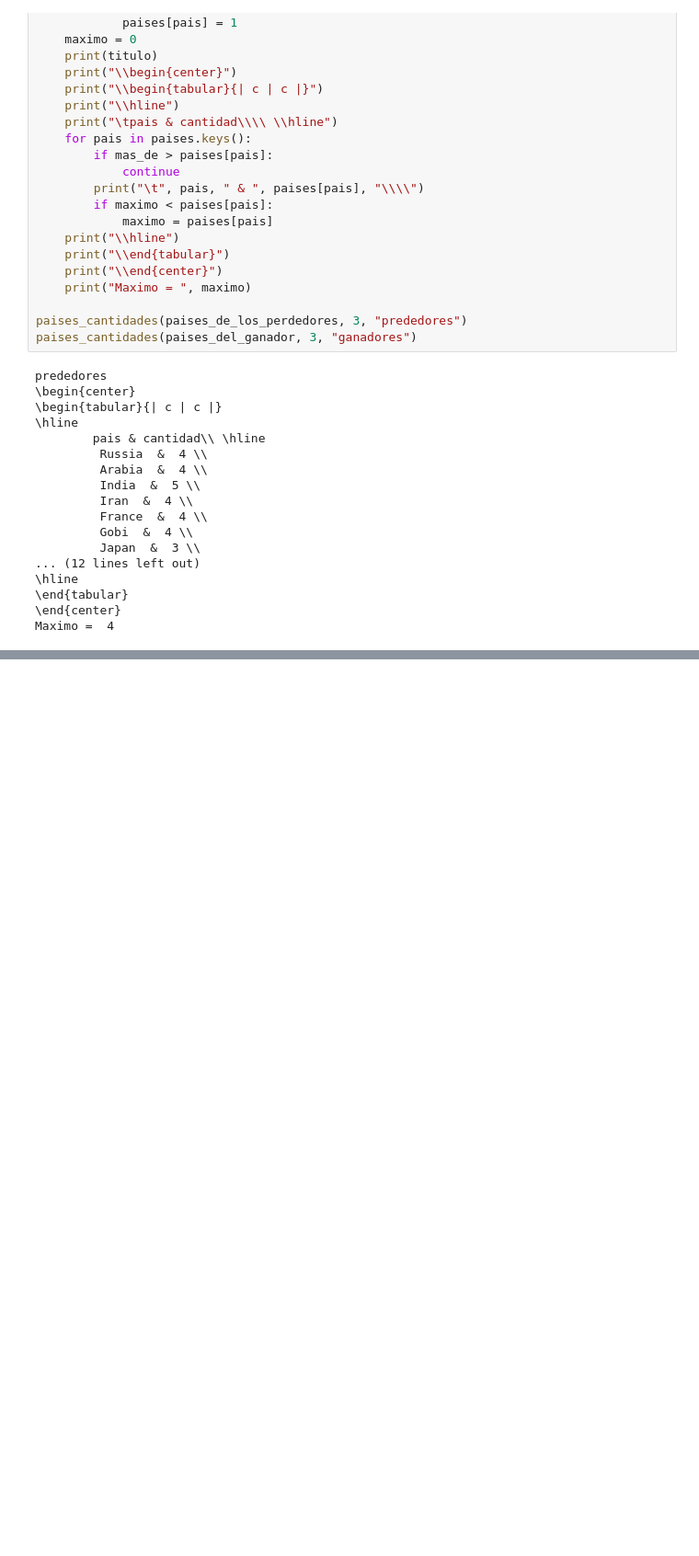
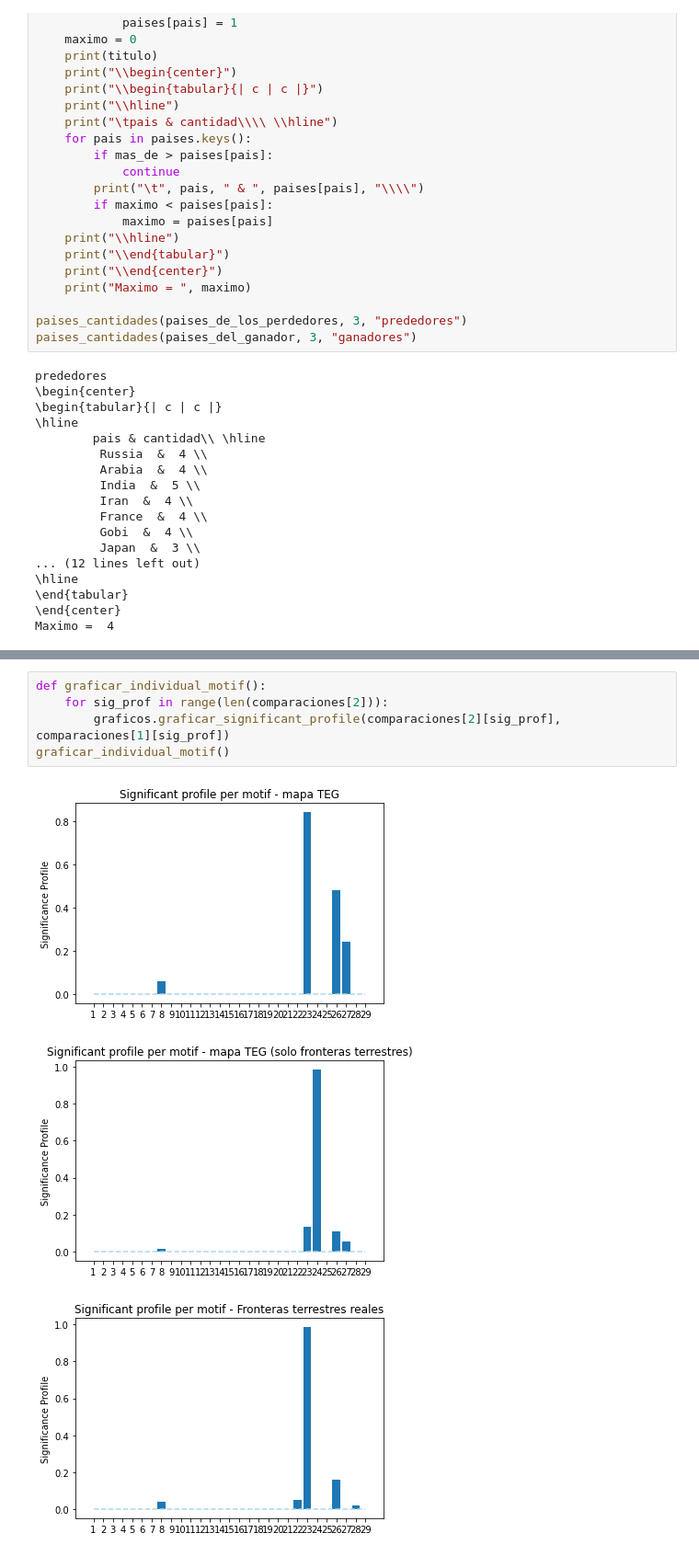
Before and after one commit to GIBelletti/TDA2Final_TEG, a Jupyter notebook: TDA2Final.ipynb, the cells around one changed output, grey strips where cells are left out. Shown at 92% size. Cells and saved outputs as stored; diff of their text form; blank space fills up the shorter version.

```diff
--- a/TDA2Final.ipynb
+++ b/TDA2Final.ipynb
@@ -799,0 +875,9 @@ Maximo =  4
+# %%
+def graficar_individual_motif():
+    for sig_prof in range(len(comparaciones[2])):
+        graficos.graficar_significant_profile(comparaciones[2][sig_prof], comparaciones[1][sig_prof])
+graficar_individual_motif()
+# %% [output]
+[figure, added]
+[figure, added]
+[figure, added]
```
Also changed, not shown: parts of 7 cells of this notebook, 1 other file.
